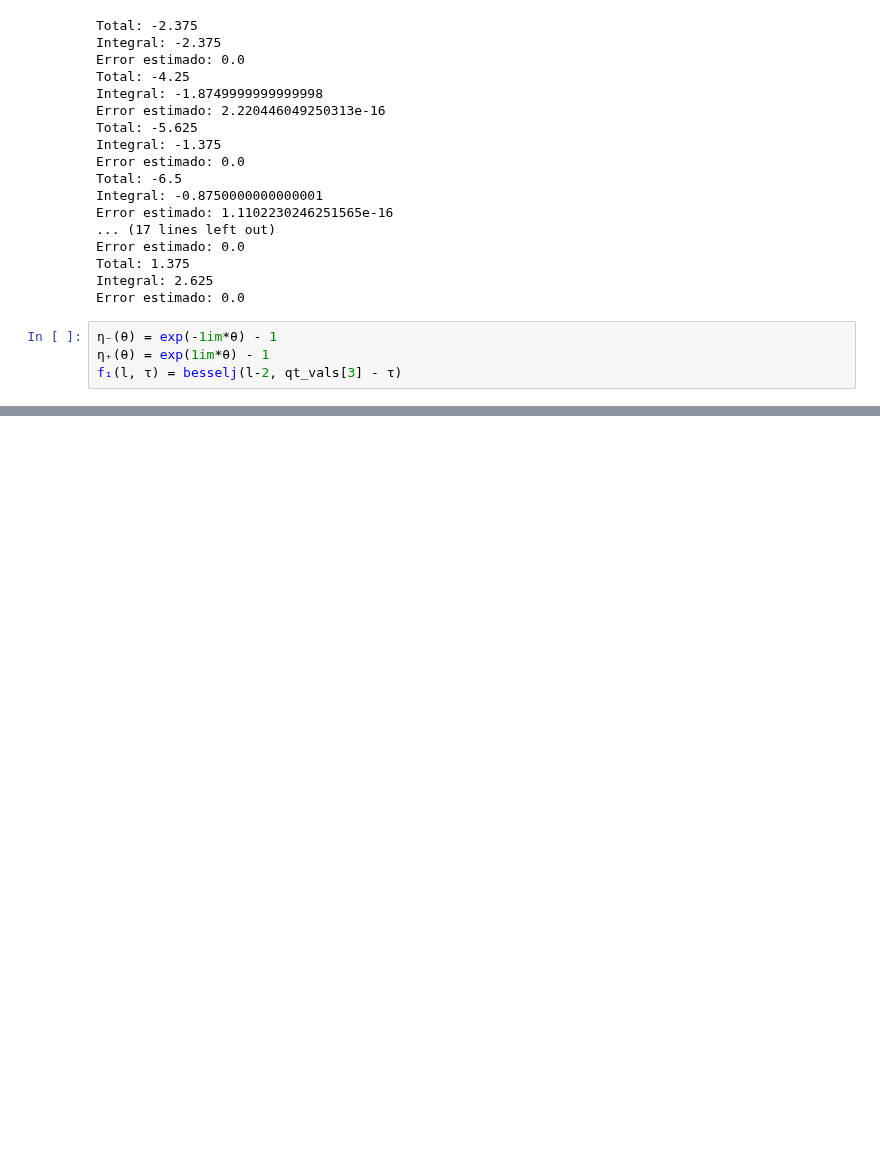
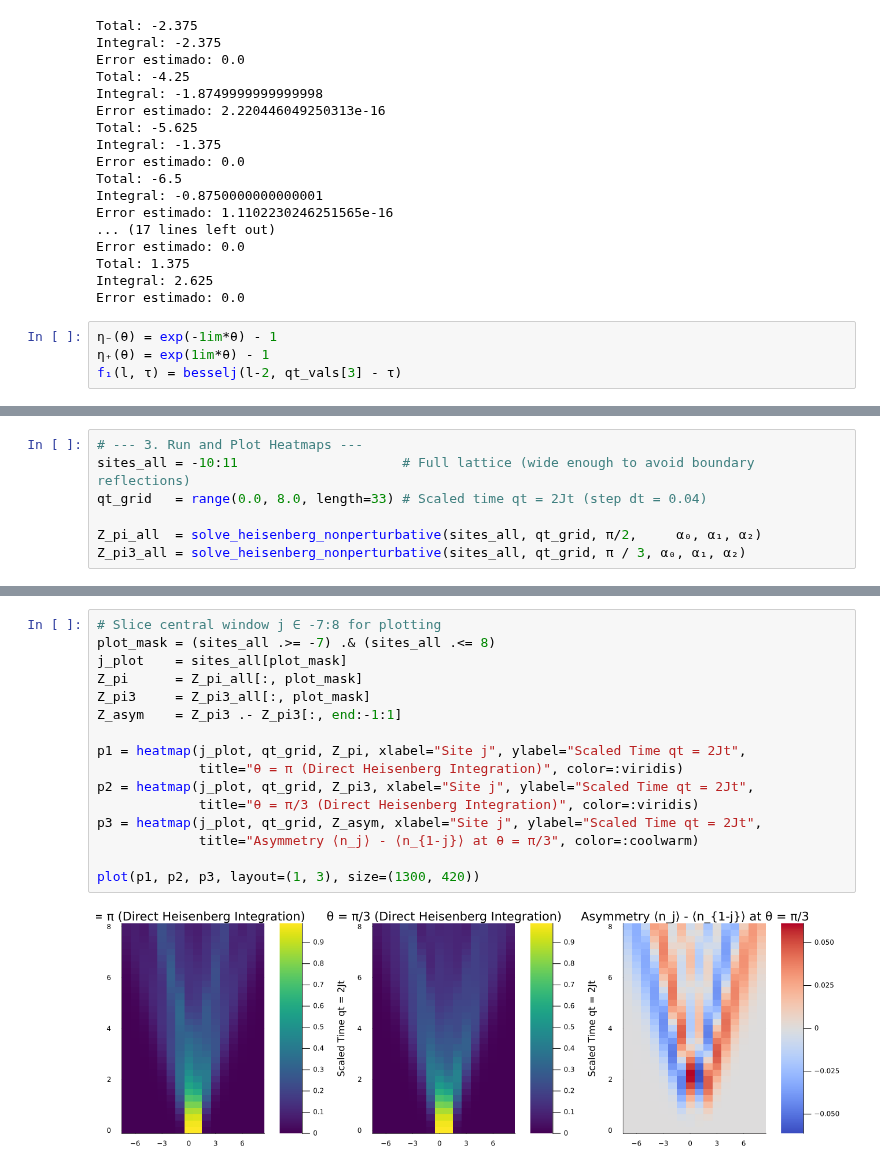
Before and after one commit to RonaldoNA/Projects, a Jupyter notebook: Wave guides as analog/Program/Theorethical 0110 particles.ipynb, the cells around one changed output, grey strips where cells are left out. Saved outputs shown, nothing was run; the diff lists cells and outputs as text; blank space fills up the shorter version.

```diff
--- a/Wave guides as analog/Program/Theorethical 0110 particles.ipynb
+++ b/Wave guides as analog/Program/Theorethical 0110 particles.ipynb
@@ -463,0 +460,7 @@ plot(p1, p2, p3, layout=(1, 3), size=(1300, 420))
+# %%
+# --- 3. Run and Plot Heatmaps ---
+sites_all = -10:11                     # Full lattice (wide enough to avoid boundary reflections)
+qt_grid   = range(0.0, 8.0, length=33) # Scaled time qt = 2Jt (step dt = 0.04)
+
+Z_pi_all  = solve_heisenberg_nonperturbative(sites_all, qt_grid, π/2,     α₀, α₁, α₂)
+Z_pi3_all = solve_heisenberg_nonperturbative(sites_all, qt_grid, π / 3, α₀, α₁, α₂)
@@ -463,0 +485,18 @@ plot(p1, p2, p3, layout=(1, 3), size=(1300, 420))
+# %%
+# Slice central window j ∈ -7:8 for plotting
+plot_mask = (sites_all .>= -7) .& (sites_all .<= 8)
+j_plot    = sites_all[plot_mask]
+Z_pi      = Z_pi_all[:, plot_mask]
+Z_pi3     = Z_pi3_all[:, plot_mask]
+Z_asym    = Z_pi3 .- Z_pi3[:, end:-1:1]
+
+p1 = heatmap(j_plot, qt_grid, Z_pi, xlabel="Site j", ylabel="Scaled Time qt = 2Jt",
+             title="θ = π (Direct Heisenberg Integration)", color=:viridis)
+p2 = heatmap(j_plot, qt_grid, Z_pi3, xlabel="Site j", ylabel="Scaled Time qt = 2Jt",
+             title="θ = π/3 (Direct Heisenberg Integration)", color=:viridis)
+p3 = heatmap(j_plot, qt_grid, Z_asym, xlabel="Site j", ylabel="Scaled Time qt = 2Jt",
+             title="Asymmetry ⟨n_j⟩ - ⟨n_{1-j}⟩ at θ = π/3", color=:coolwarm)
+
+plot(p1, p2, p3, layout=(1, 3), size=(1300, 420))
+# %% [output]
+[figure, added]
```
Also changed, not shown: parts of 10 cells of this notebook, 13 other files.
